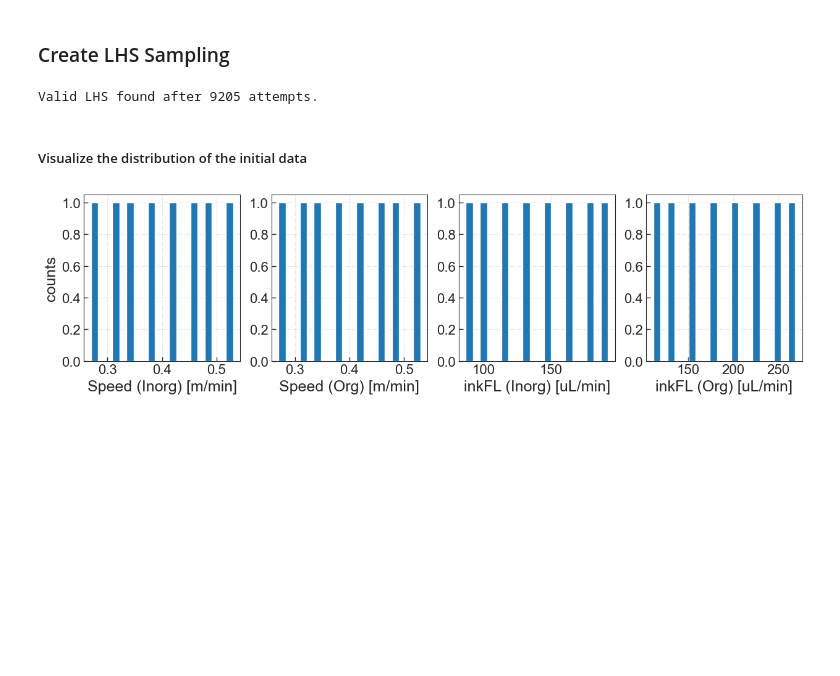
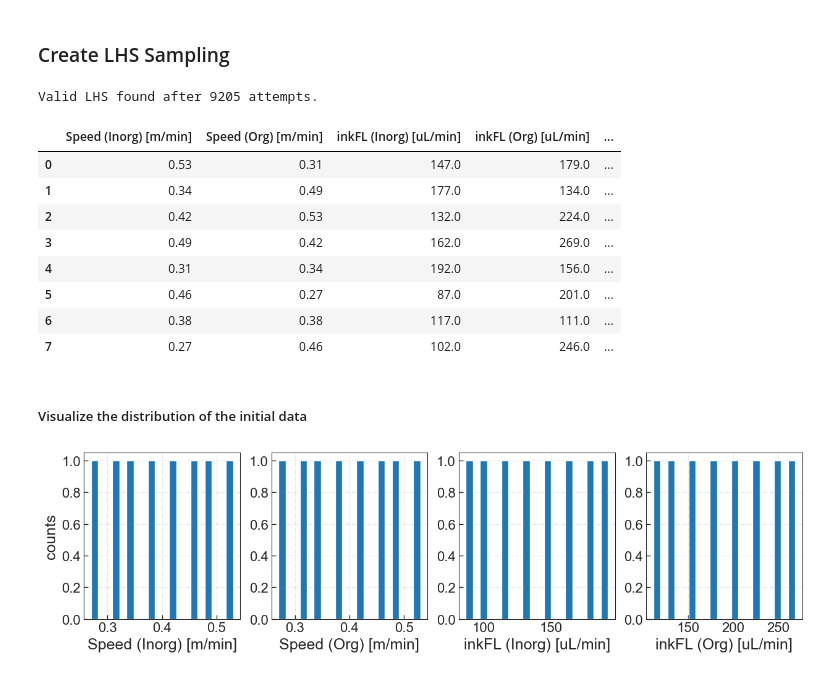
Before and after one commit to PV-Lab/MOBO-Kit, a Jupyter notebook: LHS/PerovScaleup_Round0_Initial_Sampling_FOM_MIT_g2g_v2.ipynb, the cells around one changed output. Drawn from its saved outputs; the diff is of its cells as text; code cells hidden in the pictures; blank space fills up the shorter version.

```diff
--- a/LHS/PerovScaleup_Round0_Initial_Sampling_FOM_MIT_g2g_v2.ipynb
+++ b/LHS/PerovScaleup_Round0_Initial_Sampling_FOM_MIT_g2g_v2.ipynb
@@ -174,6 +174,18 @@ else:
     print(f"Valid LHS found after {attempts} attempts.")
 # %% [output]
 Valid LHS found after 9205 attempts.
+# %%
+df
+# %% [output]
+|  | Speed (Inorg) [m/min] | Speed (Org) [m/min] | inkFL (Inorg) [uL/min] | inkFL (Org) [uL/min] | ... |
+| 0 | 0.53 | 0.31 | 147.0 | 179.0 | ... |
+| 1 | 0.34 | 0.49 | 177.0 | 134.0 | ... |
+| 2 | 0.42 | 0.53 | 132.0 | 224.0 | ... |
+| 3 | 0.49 | 0.42 | 162.0 | 269.0 | ... |
+| 4 | 0.31 | 0.34 | 192.0 | 156.0 | ... |
+| 5 | 0.46 | 0.27 | 87.0 | 201.0 | ... |
+| 6 | 0.38 | 0.38 | 117.0 | 111.0 | ... |
+| 7 | 0.27 | 0.46 | 102.0 | 246.0 | ... |
 # %% [markdown]
 ##### Visualize the distribution of the initial data
 # %%
```
